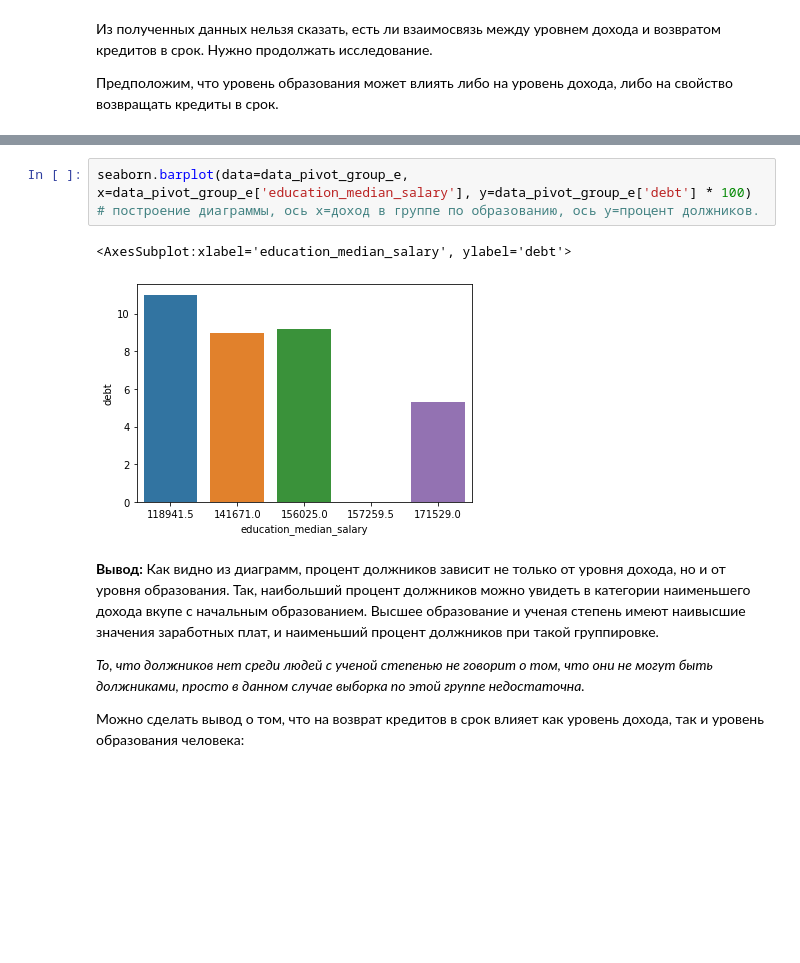
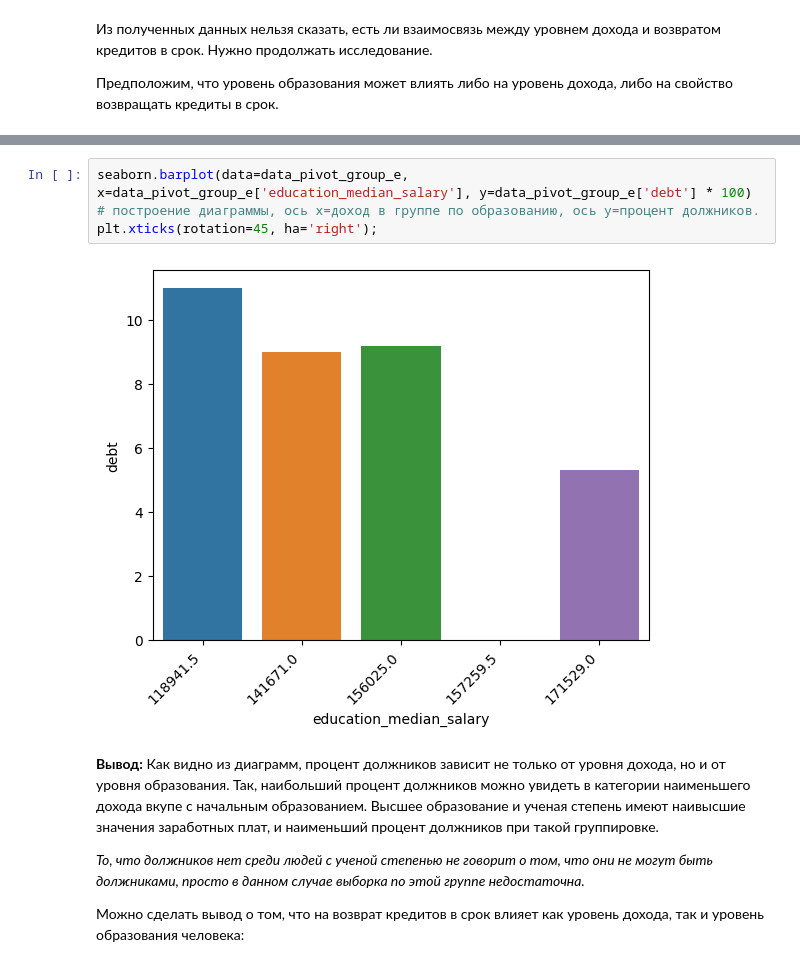
Before and after one commit to rustyt0aster/practicum, a Jupyter notebook: 2 Исследование надежности заемщиков.ipynb, the cells around one changed output, grey strips where cells are left out. Saved outputs shown, nothing was run; the diff lists cells and outputs as text; blank space fills up the shorter version.

```diff
--- a/2 Исследование надежности заемщиков.ipynb
+++ b/2 Исследование надежности заемщиков.ipynb
@@ -867,8 +861,8 @@ seaborn.barplot(data=data_pivot_group_e, x=data_pivot_group_e.index, y=data_pivo
 # %%
 seaborn.barplot(data=data_pivot_group_e, x=data_pivot_group_e['education_median_salary'], y=data_pivot_group_e['debt'] * 100) # построение диаграммы, ось x=доход в группе по образованию, ось y=процент должников.
+plt.xticks(rotation=45, ha='right');
 # %% [output]
-<AxesSubplot:xlabel='education_median_salary', ylabel='debt'>
-[figure, old version]
+[figure, new version]
 # %% [markdown]
 **Вывод:** Как видно из диаграмм, процент должников зависит не только от уровня дохода, но и от уровня образования. Так, наибольший процент должников можно увидеть в категории наименьшего дохода вкупе с начальным образованием. Высшее образование и ученая степень имеют наивысшие значения заработных плат, и наименьший процент должников при такой группировке.
 
```
Also changed, not shown: parts of 9 cells of this notebook.
